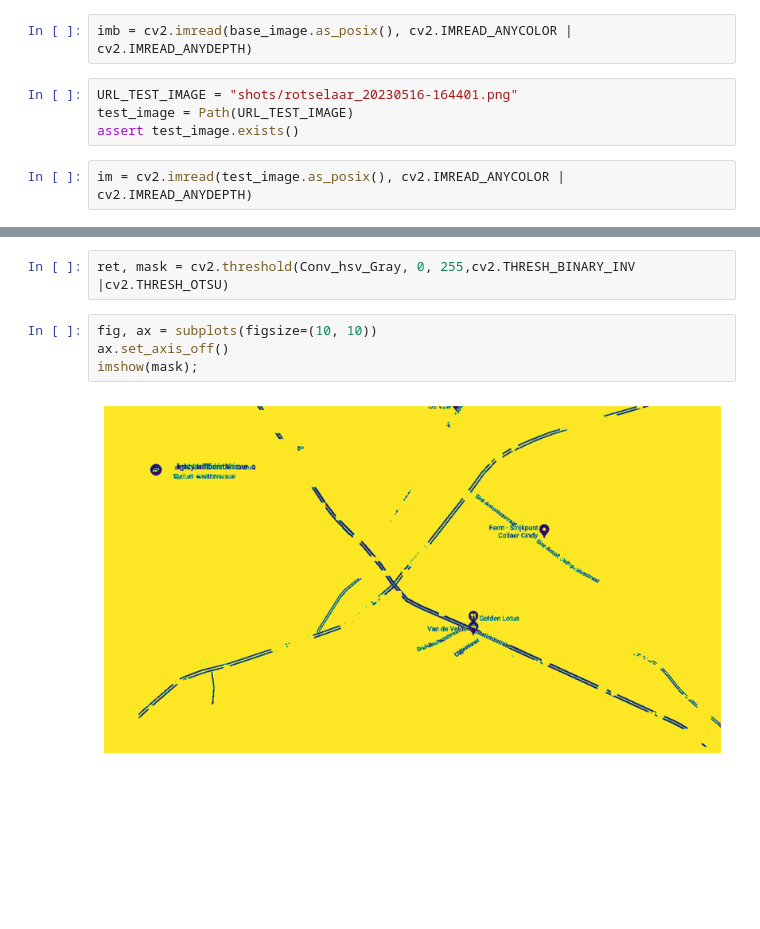
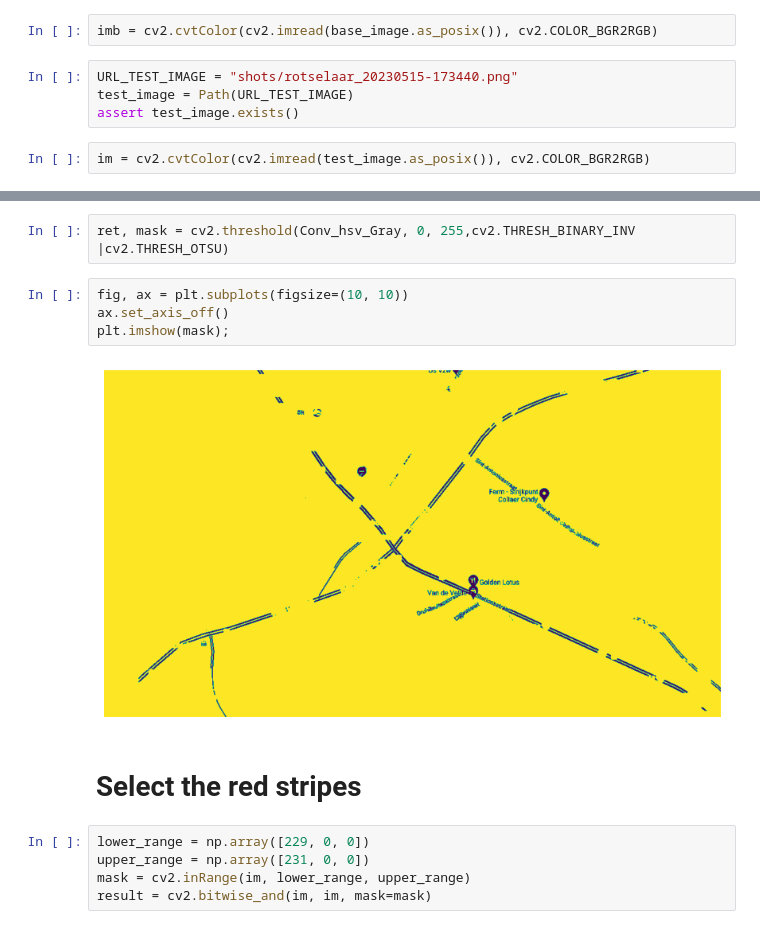
Before and after one commit to datarootsio/filedrukte_Craeybeckxlaan, a Jupyter notebook: calc_length.ipynb, the cells around one changed output, grey strips where cells are left out. Saved outputs shown, nothing was run; the diff lists cells and outputs as text; blank space fills up the shorter version.

```diff
--- a/calc_length.ipynb
+++ b/calc_length.ipynb
@@ -12,13 +12,13 @@ URL_BASE_IMAGE = "./shots/rotselaar_20230517-012912.png"
 base_image = Path(URL_BASE_IMAGE)
 assert base_image.exists()
 # %%
-imb = cv2.imread(base_image.as_posix(), cv2.IMREAD_ANYCOLOR | cv2.IMREAD_ANYDEPTH)
+imb = cv2.cvtColor(cv2.imread(base_image.as_posix()), cv2.COLOR_BGR2RGB)
 # %%
-URL_TEST_IMAGE = "shots/rotselaar_20230516-164401.png"
+URL_TEST_IMAGE = "shots/rotselaar_20230515-173440.png"
 test_image = Path(URL_TEST_IMAGE)
 assert test_image.exists()
 # %%
-im = cv2.imread(test_image.as_posix(), cv2.IMREAD_ANYCOLOR | cv2.IMREAD_ANYDEPTH)
+im = cv2.cvtColor(cv2.imread(test_image.as_posix()), cv2.COLOR_BGR2RGB)
 # %%
 fig, ax = plt.subplots(figsize=(10, 10))
 ax.set_axis_off()
@@ -81,8 +98,15 @@ Conv_hsv_Gray = cv2.cvtColor(diff, cv2.COLOR_BGR2GRAY)
 # %%
 ret, mask = cv2.threshold(Conv_hsv_Gray, 0, 255,cv2.THRESH_BINARY_INV |cv2.THRESH_OTSU)
 # %%
-fig, ax = subplots(figsize=(10, 10))
+fig, ax = plt.subplots(figsize=(10, 10))
 ax.set_axis_off()
-imshow(mask);
+plt.imshow(mask);
 # %% [output]
-[figure, old version]
+[figure, new version]
+# %% [markdown]
+# Select the red stripes
+# %%
+lower_range = np.array([229, 0, 0])
+upper_range = np.array([231, 0, 0])
+mask = cv2.inRange(im, lower_range, upper_range)
+result = cv2.bitwise_and(im, im, mask=mask)
```
Also changed, not shown: parts of 7 cells of this notebook, 1 other file.
